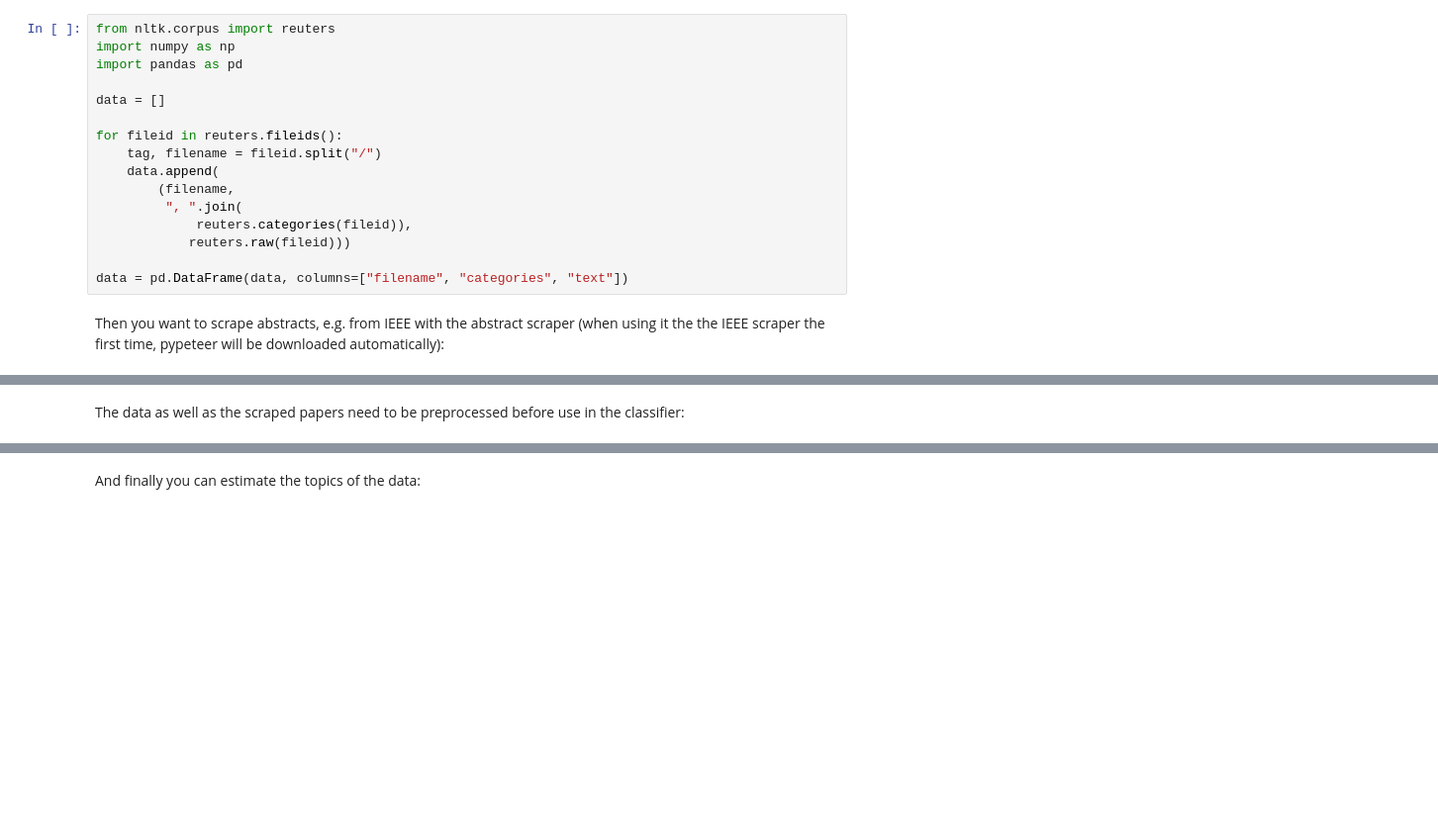
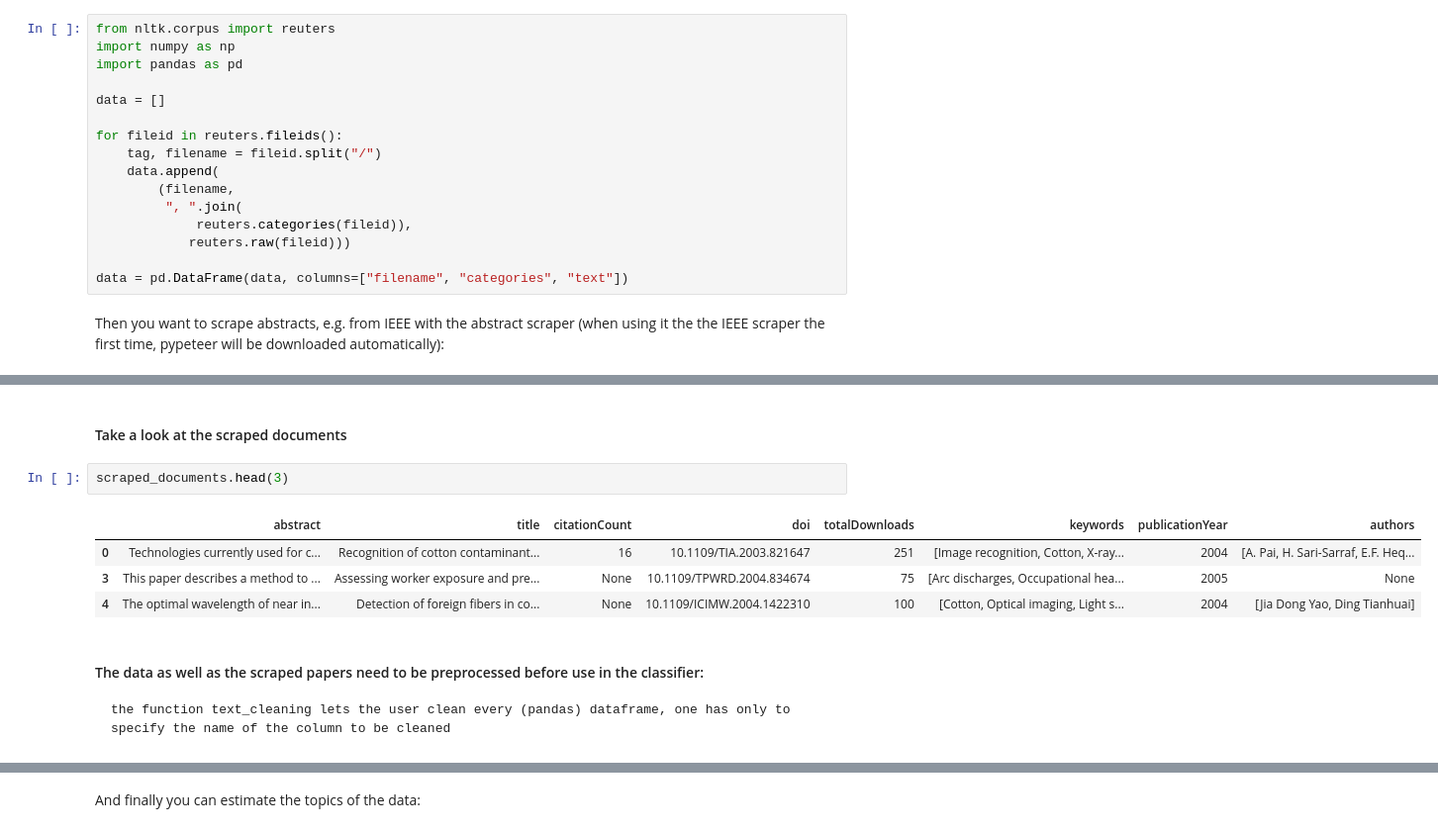
Before and after one commit to ArneTillmann/AuDoLab, a Jupyter notebook: example.ipynb, the cells around one changed output, grey strips where cells are left out. Shown at 99% size. Cells and saved outputs as stored; diff of their text form; blank space fills up the shorter version.

```diff
--- a/example.ipynb
+++ b/example.ipynb
@@ -46,6 +59,16 @@ Total number of abstracts that will be scraped: 203
+# %% [markdown]
+#### Take a look at the scraped documents
+# %%
+scraped_documents.head(3)
+# %% [output]
+|  | abstract | title | citationCount | doi | totalDownloads | keywords | publicationYear | authors |
+| 0 | Technologies currently used for c... | Recognition of cotton contaminant... | 16 | 10.1109/TIA.2003.821647 | 251 | [Image recognition, Cotton, X-ray... | 2004 | [A. Pai, H. Sari-Sarraf, E.F. Heq... |
+| 3 | This paper describes a method to ... | Assessing worker exposure and pre... | None | 10.1109/TPWRD.2004.834674 | 75 | [Arc discharges, Occupational hea... | 2005 | None |
+| 4 | The optimal wavelength of near in... | Detection of foreign fibers in co... | None | 10.1109/ICIMW.2004.1422310 | 100 | [Cotton, Optical imaging, Light s... | 2004 | [Jia Dong Yao, Ding Tianhuai] |
 # %% [markdown]
-The data as well as the scraped papers need to be preprocessed before use in the
-classifier:
+#### The data as well as the scraped papers need to be preprocessed before use in the classifier:
+
+    the function text_cleaning lets the user clean every (pandas) dataframe, one has only to specify the name of the column to be cleaned
 # %%
 preprocessed_target = audo.text_cleaning(data=data, column="text")
 
```
Also changed, not shown: parts of 10 cells of this notebook.
